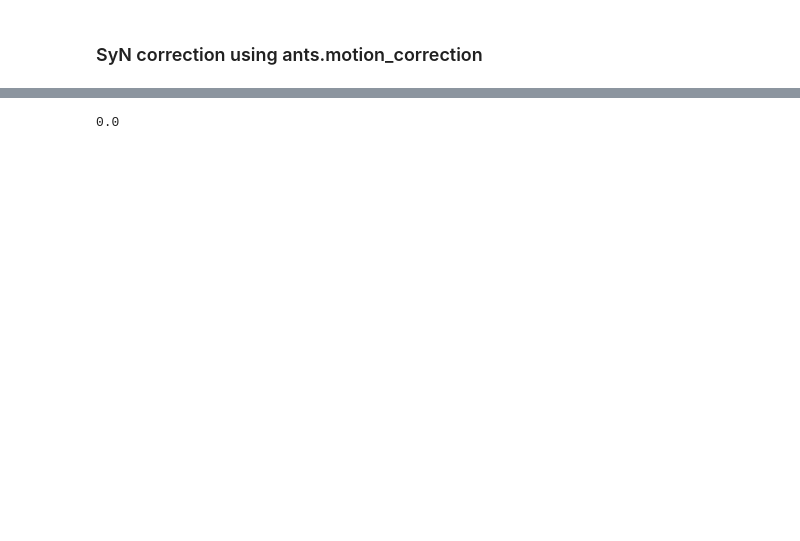
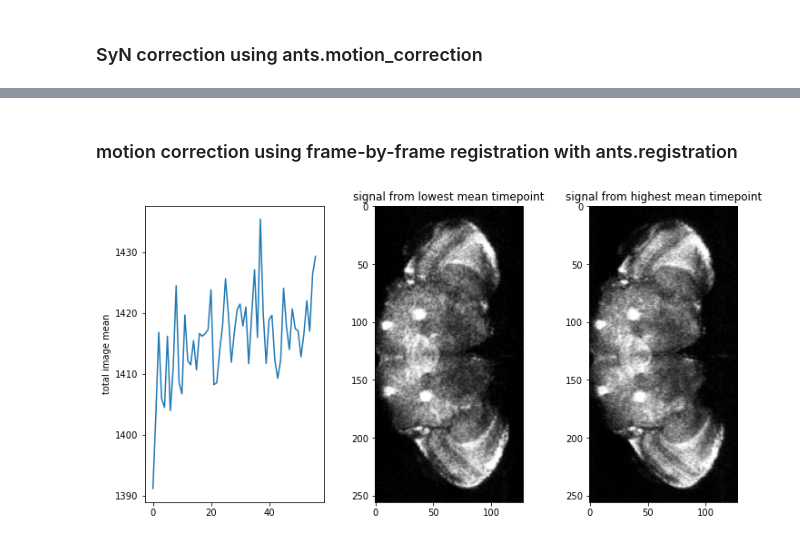
Before and after one commit to ClandininLab/brainsss2, a Jupyter notebook: filtering/MotionCorrectionTests.ipynb, the cells around one changed output, grey strips where cells are left out. Drawn from its saved outputs; the diff is of its cells as text; code cells hidden in the pictures; blank space fills up the shorter version.

```diff
--- a/filtering/MotionCorrectionTests.ipynb
+++ b/filtering/MotionCorrectionTests.ipynb
@@ -201,7 +160,25 @@ antsreg
-# %%
-idx=0
-ants.image_similarity(
-            ants.utils.slice_image(antsreg['warpedfixout'], axis=3, idx=idx),
-            ants.utils.slice_image(orig_ants, axis=3, idx=idx))
-# %% [output]
-0.0
+# %% [markdown]
+### motion correction using frame-by-frame registration with ants.registration
+# %%
+## single shot ants registration
+
+antsreg = {}
+for idx in range(orig_ants.shape[-1]):
+    antsreg[idx] = ants.registration(fixed=mean_ants,
+                            moving=ants.utils.slice_image(orig_ants, axis=3, idx=idx),
+                            type_of_transform='Rigid',
+                            flow_sigma=flow_sigma,
+                            total_sigma=total_sigma)
+# %%
+# put images back together
+
+combined_data = nib.Nifti1Image(np.zeros(origimg.shape), affine=origimg.affine)
+
+for idx in range(orig_ants.shape[-1]):
+        combined_data.dataobj[:, :, :, idx] = antsreg[idx]['warpedmovout'][:, :, :]
+# %%
+combined_ants = ants.from_nibabel(combined_data)
+# %%
+plot_image_means(combined_ants)
+# %% [output]
+[figure, added]
```
Also changed, not shown: parts of 32 cells of this notebook.
